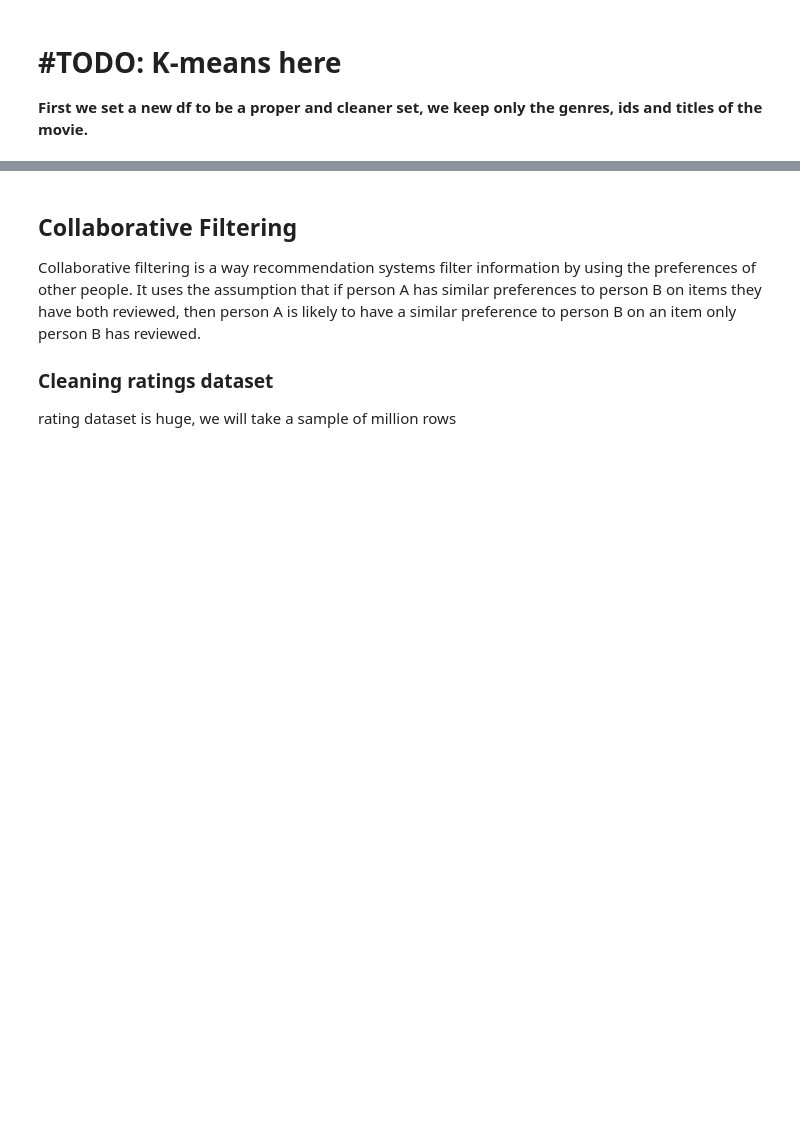
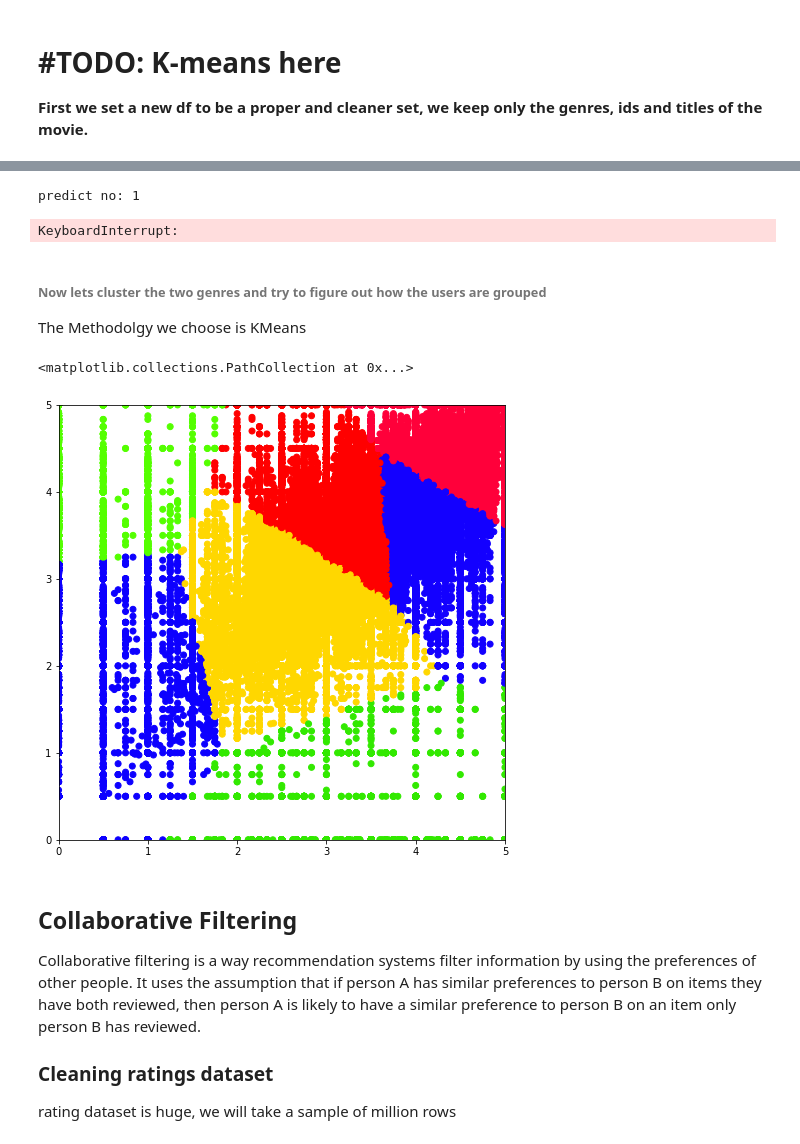
Before and after one commit to ronka/movie-recommendation-notebook, a Jupyter notebook: final_project.ipynb, the cells around one changed output, grey strips where cells are left out. Drawn from its saved outputs; the diff is of its cells as text; code cells hidden in the pictures; blank space fills up the shorter version.

Commit message:
added Kmeans predictions and clustering visualisation

```diff
--- a/final_project.ipynb
+++ b/final_project.ipynb
@@ -442,8 +442,6 @@ NameError: name 'optimal_movie' is not defined
 # #TODO: K-means here
 **First we set a new df to be a proper and cleaner set, we keep only the genres, ids and titles of the movie.**
 # %%
-
-
 generes_df = movies_raw_df.loc[:, ('genres', 'title', 'id')]
 generes_df.drop_duplicates(['id'], inplace=True)
 generes_df.dropna()
@@ -473,7 +471,10 @@ for genre in genres:
     genre_movies = generes_df[generes_df[genre] == 1]
     avg_genre_votes_per_user = ratings_raw_df[ratings_raw_df['movieId'].isin(
         genre_movies.index)].loc[:, ['userId', 'rating']].groupby(
-        ['userId'])['rating'].mean().round(2)
+        ['userId'])['rating'].mean()
     genre_ratings = pd.concat([genre_ratings, avg_genre_votes_per_user], axis=1)
 genre_ratings.columns = genres
+
+# Where we np.nan means that the user didnet arted a movie out of this genre, well engage this by setting it to 0.
+genre_ratings.fillna(0,inplace=True)
 # %% [markdown]
@@ -503,3 +514,62 @@ print(genre_ratings.shape)
+# %%
+# Lets get only the Pepole who rated movies that related to comedy and adventure genres
+comedy_adven_df = genre_ratings[['Comedy','Adventure']]
+comedy_adven_df = comedy_adven_df[(comedy_adven_df['Comedy']>0) | (comedy_adven_df['Adventure']>0)]
+X = comedy_adven_df.values
+# Choose the range of k values to test.
+# We added a stride of 5 to improve performance. We don't need to calculate the error for every k value
+possible_k_values = range(2, 20)
+# Define function to calculate the clustering errors
+def clustering_errors(k, data,counter = 0):
+    counter = counter+1
+    print("predict no: "+str(counter))
+    kmeans = KMeans(n_clusters=k).fit(data)
+    predictions = kmeans.predict(data)
+    #cluster_centers = kmeans.cluster_centers_
+    # errors = [mean_squared_error(row, cluster_centers[cluster]) for row, cluster in zip(data.values, predictions)]
+    # return sum(errors)
+    silhouette_avg = silhouette_score(data, predictions)
+    return silhouette_avg
+# Calculate error values for all k values we're interested in
+errors_per_k = [clustering_errors(k, X) for k in possible_k_values]
+# Plot the each value of K vs. the silhouette score at that value
+fig, ax = plt.subplots(figsize=(16, 6))
+plt.plot(possible_k_values, errors_per_k)
+# Ticks and grid
+xticks = np.arange(min(possible_k_values), max(possible_k_values)+1, 5.0)
+ax.set_xticks(xticks, minor=False)
+ax.set_xticks(xticks, minor=True)
+ax.xaxis.grid(True, which='both')
+yticks = np.arange(round(min(errors_per_k), 2), max(errors_per_k), .05)
+ax.set_yticks(yticks, minor=False)
+ax.set_yticks(yticks, minor=True)
+ax.yaxis.grid(True, which='both')
+# %% [output]
+predict no: 1
+KeyboardInterrupt:
+# %% [markdown]
+###### Now lets cluster the two genres and  try to figure out how the users are grouped
+The Methodolgy we choose is KMeans
+# %%
+comedy_adven_df = genre_ratings[['Comedy','Adventure']]
+comedy_adven_df = comedy_adven_df[(comedy_adven_df['Comedy']>0) | (comedy_adven_df['Adventure']>0)]
+
+X_comedy_adven = comedy_adven_df.values
+
+# Lets create an object of KMeans and cluster comedy and adventure genres
+kmeans_model = KMeans(n_clusters=7)
+predictions = kmeans_model.fit_predict(X_comedy_adven)
+
+# Defining the cluster
+fig = plt.figure(figsize=(8,8))
+ax = fig.add_subplot(111)
+plt.xlim(0, 5)
+plt.ylim(0, 5)
+clustered = pd.concat([genre_ratings.reset_index(), pd.DataFrame({'group':predictions})], axis=1)
+plt.scatter(comedy_adven_df['Adventure'],comedy_adven_df['Comedy'],c=predictions, cmap='prism')
+# %% [output]
+<matplotlib.collections.PathCollection at 0x...>
+[figure, added]
 # %%
 len(movies_df[(movies_df['budget']!=0) & (movies_df['revenue']!=0)])
 # %%
```
Also changed, not shown: parts of 5 cells of this notebook, 1 other file.
